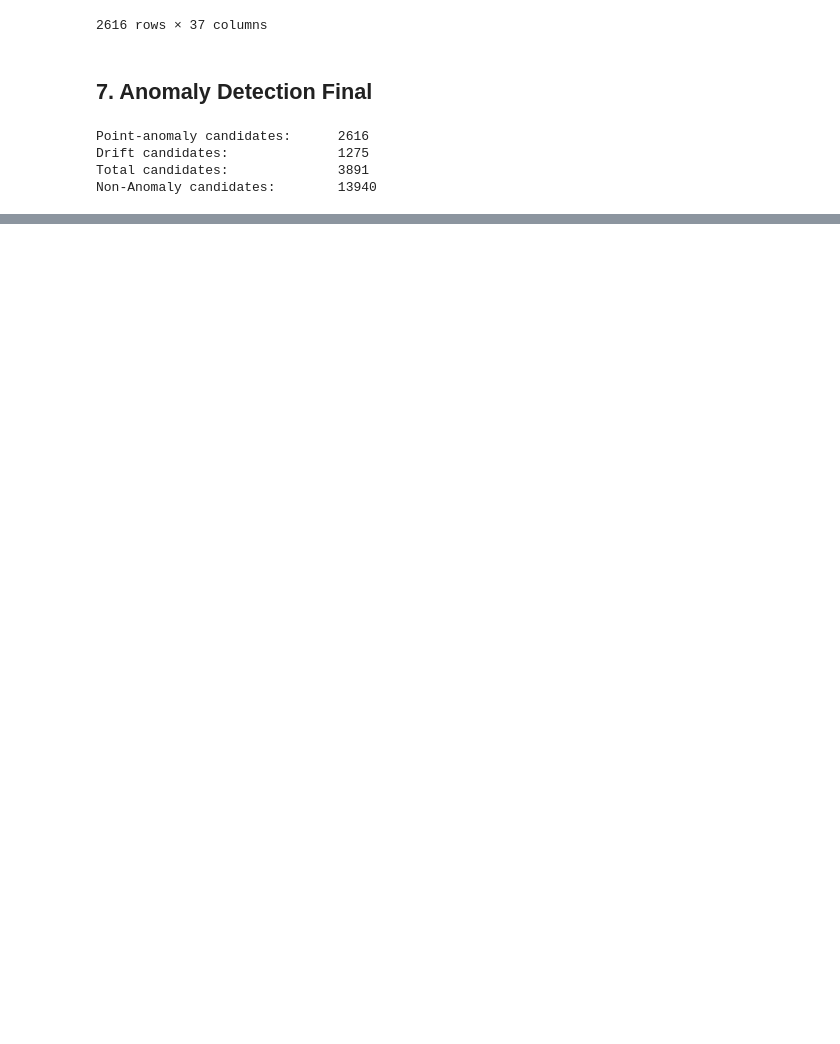
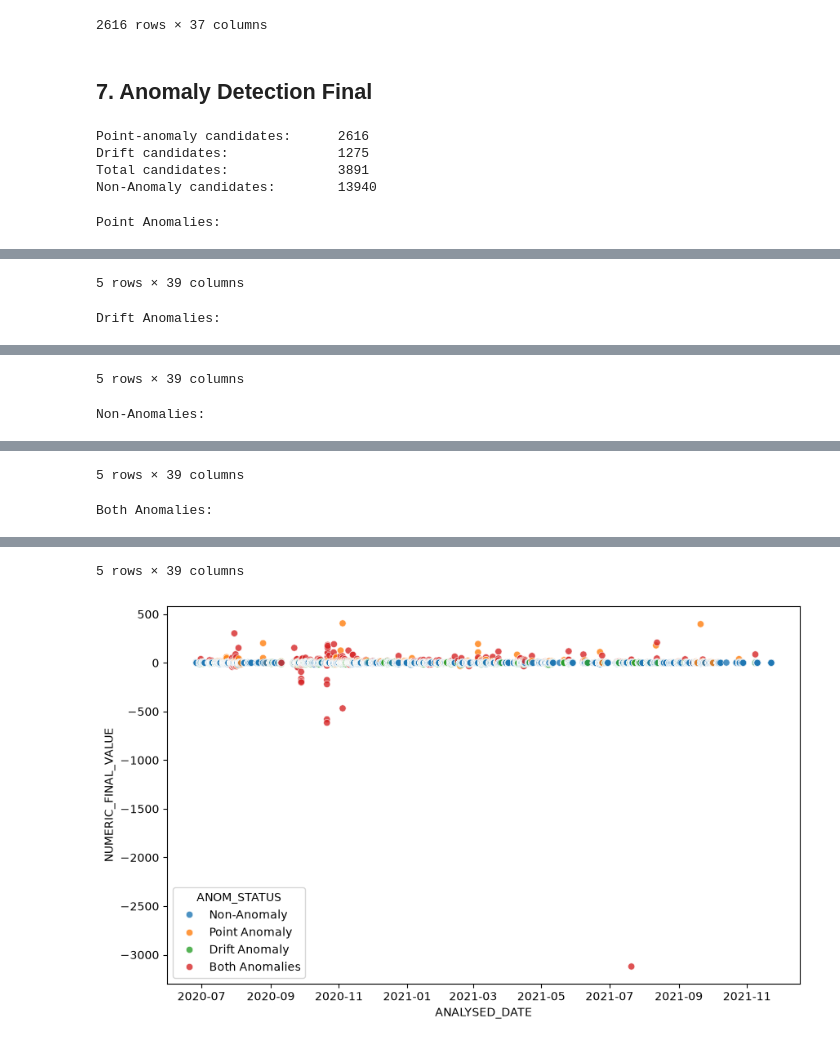
Before and after one commit to Jettiz/QUT-Capstone-Team-32-Datamine-QC-Quality-Control, a Jupyter notebook: notebooks/Blanks_Detection_Model.ipynb, the cells around one changed output, grey strips where cells are left out. Drawn from its saved outputs; the diff is of its cells as text; code cells hidden in the pictures; blank space fills up the shorter version.

Commit message:
Adding some visualising

```diff
--- a/notebooks/Blanks_Detection_Model.ipynb
+++ b/notebooks/Blanks_Detection_Model.ipynb
@@ -307,3 +310,44 @@ Point-anomaly candidates:      2616
 Drift candidates:              1275
 Total candidates:              3891
 Non-Anomaly candidates:        13940
+# %%
+condt = [
+    (filtered_df["P_ANOM"] == True) & (filtered_df["IS_DRIFT"] == False),
+    (filtered_df["P_ANOM"] == False) & (filtered_df["IS_DRIFT"] == True),
+    (filtered_df["P_ANOM"] == False) & (filtered_df["IS_DRIFT"] == False),
+    (filtered_df["P_ANOM"] == True) & (filtered_df["IS_DRIFT"] == True)
+]
+choice = [
+    "Point Anomaly",
+    "Drift Anomaly",
+    "Non-Anomaly",
+    "Both Anomalies"
+]
+
+filtered_df["ANOM_STATUS"] = np.select(condt, choice, default="Normal")
+
+plt.figure(figsize=(10, 6))
+
+sns.scatterplot(
+    data=filtered_df.reset_index(),
+    x='ANALYSED_DATE',
+    y='NUMERIC_FINAL_VALUE',
+    hue='ANOM_STATUS',
+    alpha=0.8
+)
+
+Point_Anom_df = filtered_df['ANOM_STATUS'] == "Point Anomaly"
+Drift_Anom_df = filtered_df['ANOM_STATUS'] == "Drift Anomaly"
+Non_Anom_df = filtered_df['ANOM_STATUS'] == "Non-Anomaly"
+Both_Anom_df = filtered_df['ANOM_STATUS'] == "Both Anomalies"
+
+print("Point Anomalies:")
+display(filtered_df[Point_Anom_df].head(5))
+print("Drift Anomalies:")
+display(filtered_df[Drift_Anom_df].head(5))
+print("Non-Anomalies:")
+display(filtered_df[Non_Anom_df].head(5))
+print("Both Anomalies:")
+display(filtered_df[Both_Anom_df].head(5))
+# %% [output]
+Point Anomalies:
@@ -309,0 +361,2 @@ Non-Anomaly candidates:        13940
+5 rows × 39 columns
+Drift Anomalies:
@@ -309,0 +370,2 @@ Non-Anomaly candidates:        13940
+5 rows × 39 columns
+Non-Anomalies:
@@ -309,0 +379,2 @@ Non-Anomaly candidates:        13940
+5 rows × 39 columns
+Both Anomalies:
@@ -309,0 +388,2 @@ Non-Anomaly candidates:        13940
+5 rows × 39 columns
+[figure, added]
```
Also changed, not shown: parts of 2 cells of this notebook.
